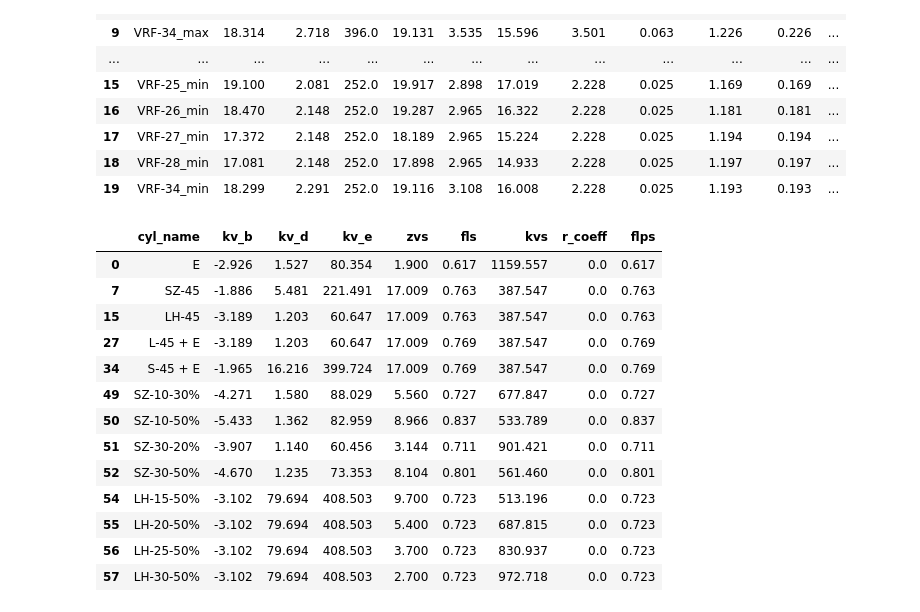
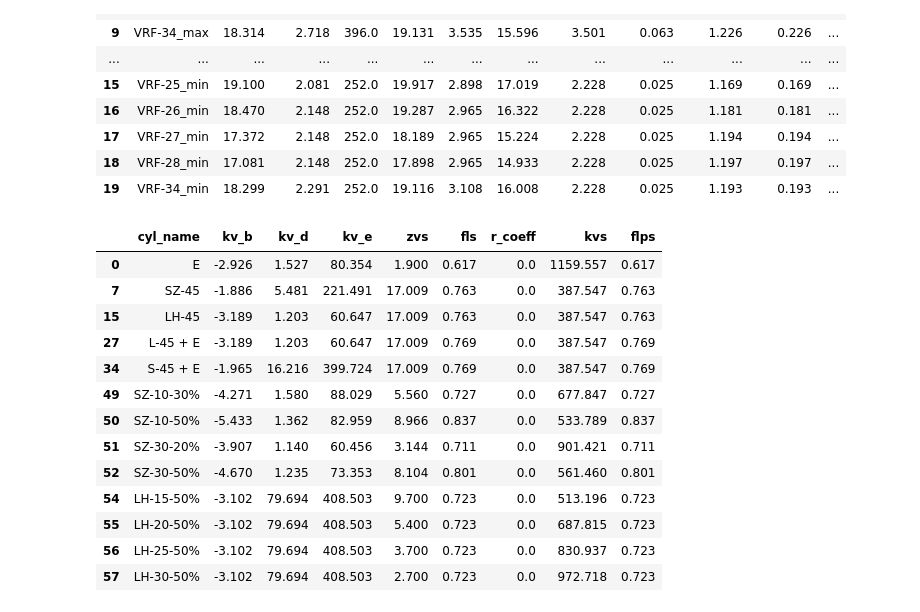
Before and after one commit to ratral/hyd4gpv_py, a Jupyter notebook: gpv_operation_data.ipynb, the cells around one changed output. Cells and saved outputs as stored; diff of their text form; code cells hidden in the pictures.

```diff
--- a/gpv_operation_data.ipynb
+++ b/gpv_operation_data.ipynb
@@ -171,8 +182,8 @@ def cavitation(cav_type, openinig, flps, b, d, e) -> float:
 
 # Project Operation data
 diameter = 0.200    # meter
-up_dn    = 0.200    # meter
-down_dn  = 0.200    # meter
+dn_up    = 0.200    # meter
+dn_down  = 0.200    # meter
 masl = 1780         # meter
 temp_c = 15         # Celsius
 safety_factor = 1.3 # The factor of safety for the Kv, this must be >= 1
@@ -201,14 +212,3 @@ operation_data = np.array(
      ["VRF-28_min",	17.081,	2.148,	252.0],
      ["VRF-34_min",	18.299,	2.291,	252.0]]
   )
-
-# Converting the operation data in a Dataframe
-df2 = pd. \
-  DataFrame(operation_data, columns = ['condition', 'p_up', 'p_down', 'flow']). \
-  astype({ 'condition':'U16', 'p_up':'float64',	'p_down':'float64', 'flow':'float64'})
-
-# pandas.DataFrame.set_index
-# df2.set_index(['condition'], inplace = True)
-
-# Data Table Display
-display(df2.round(3))
@@ -273,52 +282,55 @@ display(df2.round(3))
 # %%
 #@title 1.3 Reading and preselection of the valves (Brand = "VAG")
 
 # Read the parameter of the VAG Valves.
 valves = pd.read_csv(path_valves_data)
 
 # select specific columns
 columns = ['cyl_name','kv_b','kv_d','kv_e','zvs','fls']
 
 # filter VAG brand valves
 valves = valves.loc[valves['brand'] == 'VAG']
 
 # Select the valves that meet the maximum operating flow rate
 valves = valves[columns]
 
-# pandas.DataFrame.set_index
-# valves.set_index(['cyl_name'], inplace = True)
+# resistance coefficient
+valves['r_coeff'] = resistance_coefficient(diameter, dn_up, dn_down)
+
+# resistance coefficient (Zeta Value) PLUS
+# The new Zeta value is the algebraic sum of all effective resistance
+# coefficients of all fittings attached to the control valve plus the
+# resistance coefficient of the control valve.!!!!
+valves['zvs'] = valves['zvs'] + resistance_coefficient(diameter, dn_up, dn_down)
 
 # Calculation of the maximal flow coefficent kvs for all valves
 valves['kvs'] = v_kv_fun_zeta(diameter, valves['zvs'])
 
 # Selection of valves that meet the minimum flow coefficient required.
 valves = valves.loc[valves['kvs'] >= kvs_min]
 
-# resistance coefficient
-valves['r_coeff'] = resistance_coefficient(diameter, up_dn, down_dn)
-
 # Combined liquid pressure recovery factor for full open
 valves['flps'] = v_combined_geometry_factor(
                   valves['kvs'],
                   valves['fls'],
-                  diameter, up_dn, down_dn
+                  diameter, dn_up, dn_down
                 )
 
 display(valves.round(3))
 # %% [output]
-|  | cyl_name | kv_b | kv_d | kv_e | zvs | fls | kvs | r_coeff | flps |
-| 0 | E | -2.926 | 1.527 | 80.354 | 1.900 | 0.617 | 1159.557 | 0.0 | 0.617 |
-| 7 | SZ-45 | -1.886 | 5.481 | 221.491 | 17.009 | 0.763 | 387.547 | 0.0 | 0.763 |
-| 15 | LH-45 | -3.189 | 1.203 | 60.647 | 17.009 | 0.763 | 387.547 | 0.0 | 0.763 |
-| 27 | L-45 + E | -3.189 | 1.203 | 60.647 | 17.009 | 0.769 | 387.547 | 0.0 | 0.769 |
-| 34 | S-45 + E | -1.965 | 16.216 | 399.724 | 17.009 | 0.769 | 387.547 | 0.0 | 0.769 |
-| 49 | SZ-10-30% | -4.271 | 1.580 | 88.029 | 5.560 | 0.727 | 677.847 | 0.0 | 0.727 |
-| 50 | SZ-10-50% | -5.433 | 1.362 | 82.959 | 8.966 | 0.837 | 533.789 | 0.0 | 0.837 |
-| 51 | SZ-30-20% | -3.907 | 1.140 | 60.456 | 3.144 | 0.711 | 901.421 | 0.0 | 0.711 |
-| 52 | SZ-30-50% | -4.670 | 1.235 | 73.353 | 8.104 | 0.801 | 561.460 | 0.0 | 0.801 |
-| 54 | LH-15-50% | -3.102 | 79.694 | 408.503 | 9.700 | 0.723 | 513.196 | 0.0 | 0.723 |
-| 55 | LH-20-50% | -3.102 | 79.694 | 408.503 | 5.400 | 0.723 | 687.815 | 0.0 | 0.723 |
-| 56 | LH-25-50% | -3.102 | 79.694 | 408.503 | 3.700 | 0.723 | 830.937 | 0.0 | 0.723 |
-| 57 | LH-30-50% | -3.102 | 79.694 | 408.503 | 2.700 | 0.723 | 972.718 | 0.0 | 0.723 |
+|  | cyl_name | kv_b | kv_d | kv_e | zvs | fls | r_coeff | kvs | flps |
+| 0 | E | -2.926 | 1.527 | 80.354 | 1.900 | 0.617 | 0.0 | 1159.557 | 0.617 |
+| 7 | SZ-45 | -1.886 | 5.481 | 221.491 | 17.009 | 0.763 | 0.0 | 387.547 | 0.763 |
+| 15 | LH-45 | -3.189 | 1.203 | 60.647 | 17.009 | 0.763 | 0.0 | 387.547 | 0.763 |
+| 27 | L-45 + E | -3.189 | 1.203 | 60.647 | 17.009 | 0.769 | 0.0 | 387.547 | 0.769 |
+| 34 | S-45 + E | -1.965 | 16.216 | 399.724 | 17.009 | 0.769 | 0.0 | 387.547 | 0.769 |
+| 49 | SZ-10-30% | -4.271 | 1.580 | 88.029 | 5.560 | 0.727 | 0.0 | 677.847 | 0.727 |
+| 50 | SZ-10-50% | -5.433 | 1.362 | 82.959 | 8.966 | 0.837 | 0.0 | 533.789 | 0.837 |
+| 51 | SZ-30-20% | -3.907 | 1.140 | 60.456 | 3.144 | 0.711 | 0.0 | 901.421 | 0.711 |
+| 52 | SZ-30-50% | -4.670 | 1.235 | 73.353 | 8.104 | 0.801 | 0.0 | 561.460 | 0.801 |
+| 54 | LH-15-50% | -3.102 | 79.694 | 408.503 | 9.700 | 0.723 | 0.0 | 513.196 | 0.723 |
+| 55 | LH-20-50% | -3.102 | 79.694 | 408.503 | 5.400 | 0.723 | 0.0 | 687.815 | 0.723 |
+| 56 | LH-25-50% | -3.102 | 79.694 | 408.503 | 3.700 | 0.723 | 0.0 | 830.937 | 0.723 |
+| 57 | LH-30-50% | -3.102 | 79.694 | 408.503 | 2.700 | 0.723 | 0.0 | 972.718 | 0.723 |
 # %%
 #@title 1.4 Nest Operation Data with selected valves
```
Also changed, not shown: parts of 8 cells of this notebook.
